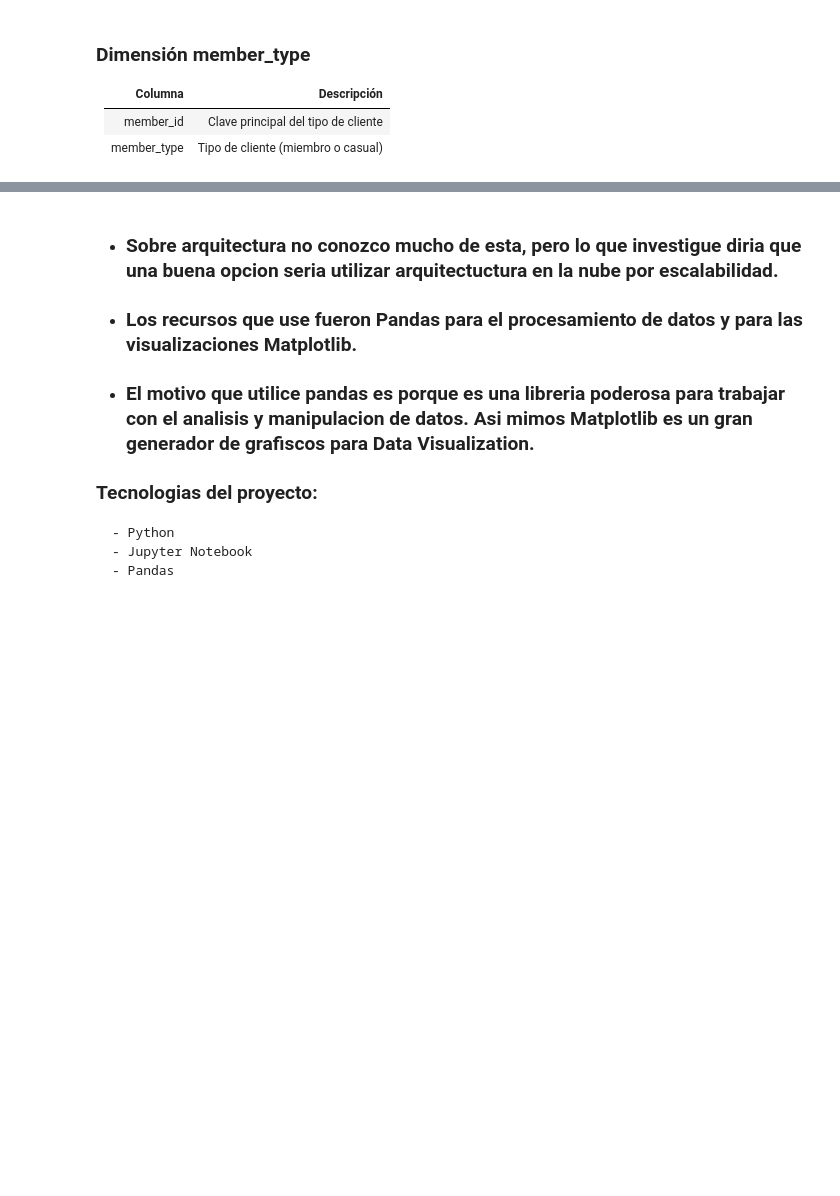
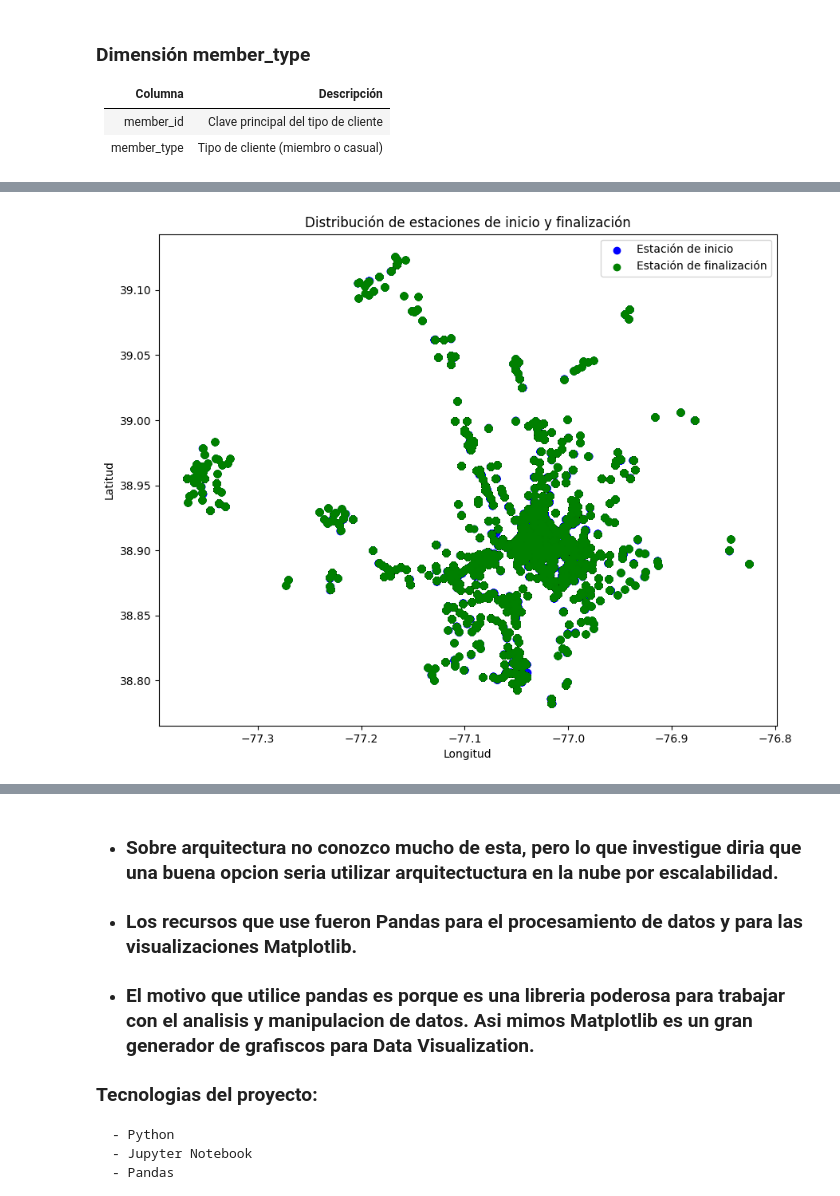
Before and after one commit to emmllanitos/Prueba-Nequi, a Jupyter notebook: nequi_test.ipynb, the cells around one changed output, grey strips where cells are left out. Drawn from its saved outputs; the diff is of its cells as text; code cells hidden in the pictures; blank space fills up the shorter version.

```diff
--- a/nequi_test.ipynb
+++ b/nequi_test.ipynb
@@ -251,0 +294,17 @@ El modelo de datos conceptuales manejaria el esquema estrella, es util para este
+# %%
+try:
+    plt.figure(figsize=(10, 8))
+    plt.scatter(df_clean['start_lng'], df_clean['start_lat'], label='Estación de inicio', color='blue')
+    plt.scatter(df_clean['end_lng'], df_clean['end_lat'], label='Estación de finalización', color='green')
+    plt.xlabel('Longitud')
+    plt.ylabel('Latitud')
+    plt.title('Distribución de estaciones de inicio y finalización')
+    plt.legend()
+    plt.show()
+
+except Exception as e:
+
+    logging.error(e)
+    print("Ha ocurrido un error, por favor revisa el log para más detalles.")
+# %% [output]
+[figure, added]
```
Also changed, not shown: parts of 3 cells of this notebook, 2 other files.
